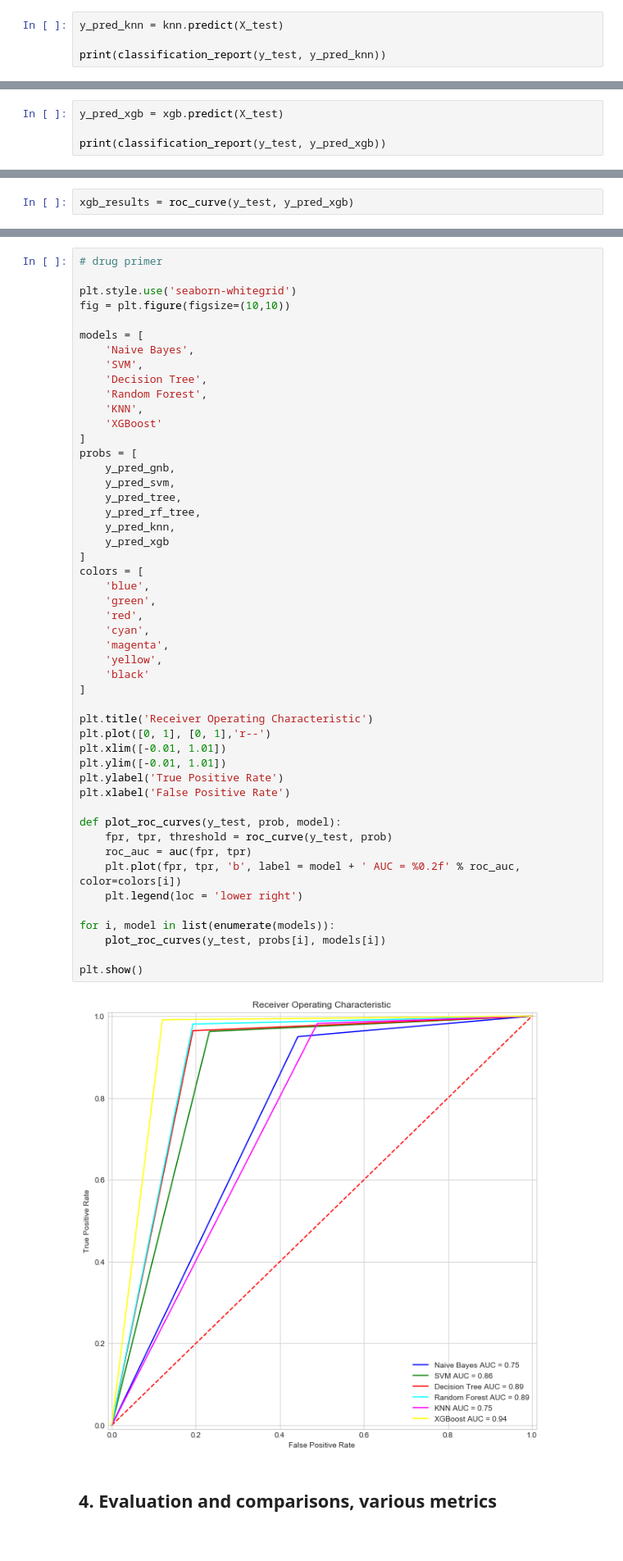
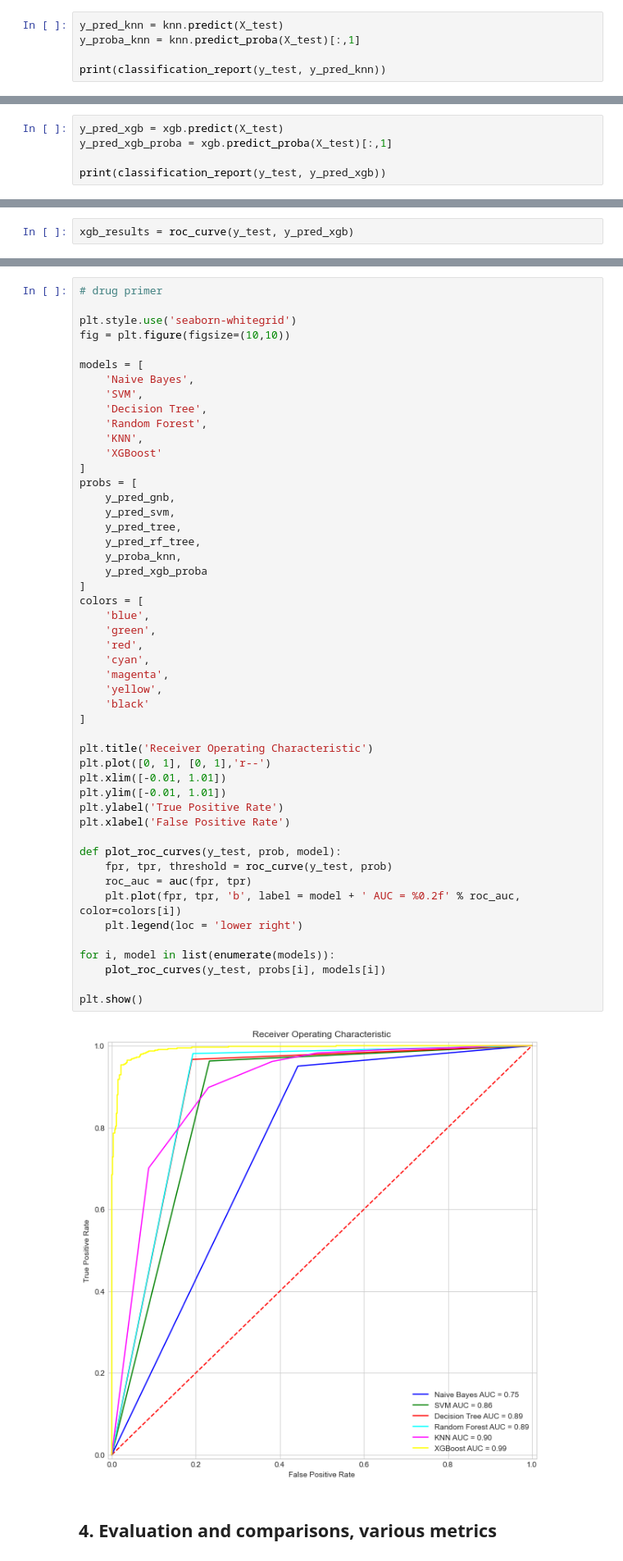
Before and after one commit to Elena-Chikara/Banking-churn-prediction-for-marketing-purposes, a Jupyter notebook: Bank_template (ROC curve and Confusion matrix).ipynb, the cells around one changed output, grey strips where cells are left out. Shown at 82% size. Drawn from its saved outputs; the diff is of its cells as text.

```diff
--- a/Bank_template (ROC curve and Confusion matrix).ipynb
+++ b/Bank_template (ROC curve and Confusion matrix).ipynb
@@ -698,5 +698,6 @@ Wall time: 2.75 s
 # %%
 y_pred_knn = knn.predict(X_test)
+y_proba_knn = knn.predict_proba(X_test)[:,1]
 
 print(classification_report(y_test, y_pred_knn))
 # %% [output]
@@ -754,5 +758,6 @@ Wall time: 550 ms
 # %%
 y_pred_xgb = xgb.predict(X_test)
+y_pred_xgb_proba = xgb.predict_proba(X_test)[:,1]
 
 print(classification_report(y_test, y_pred_xgb))
 # %% [output]
@@ -841,38 +846,38 @@ probs = [
     y_pred_svm,
     y_pred_tree,
     y_pred_rf_tree,
-    y_pred_knn,
-    y_pred_xgb
+    y_proba_knn,
+    y_pred_xgb_proba
 ]
 colors = [
     'blue',
     'green',
     'red',
     'cyan',
     'magenta',
     'yellow',
     'black'
 ]
 
 plt.title('Receiver Operating Characteristic')
 plt.plot([0, 1], [0, 1],'r--')
 plt.xlim([-0.01, 1.01])
 plt.ylim([-0.01, 1.01])
 plt.ylabel('True Positive Rate')
 plt.xlabel('False Positive Rate')
 
 def plot_roc_curves(y_test, prob, model):
     fpr, tpr, threshold = roc_curve(y_test, prob)
     roc_auc = auc(fpr, tpr)
     plt.plot(fpr, tpr, 'b', label = model + ' AUC = %0.2f' % roc_auc, color=colors[i])
     plt.legend(loc = 'lower right')
 
 for i, model in list(enumerate(models)):
     plot_roc_curves(y_test, probs[i], models[i])
 
 plt.show()
 # %% [output]
-[figure, old version]
+[figure, new version]
 # %% [markdown]
 ## 4. Evaluation and comparisons, various metrics
 # %%
```
Also changed, not shown: parts of 21 cells of this notebook.
